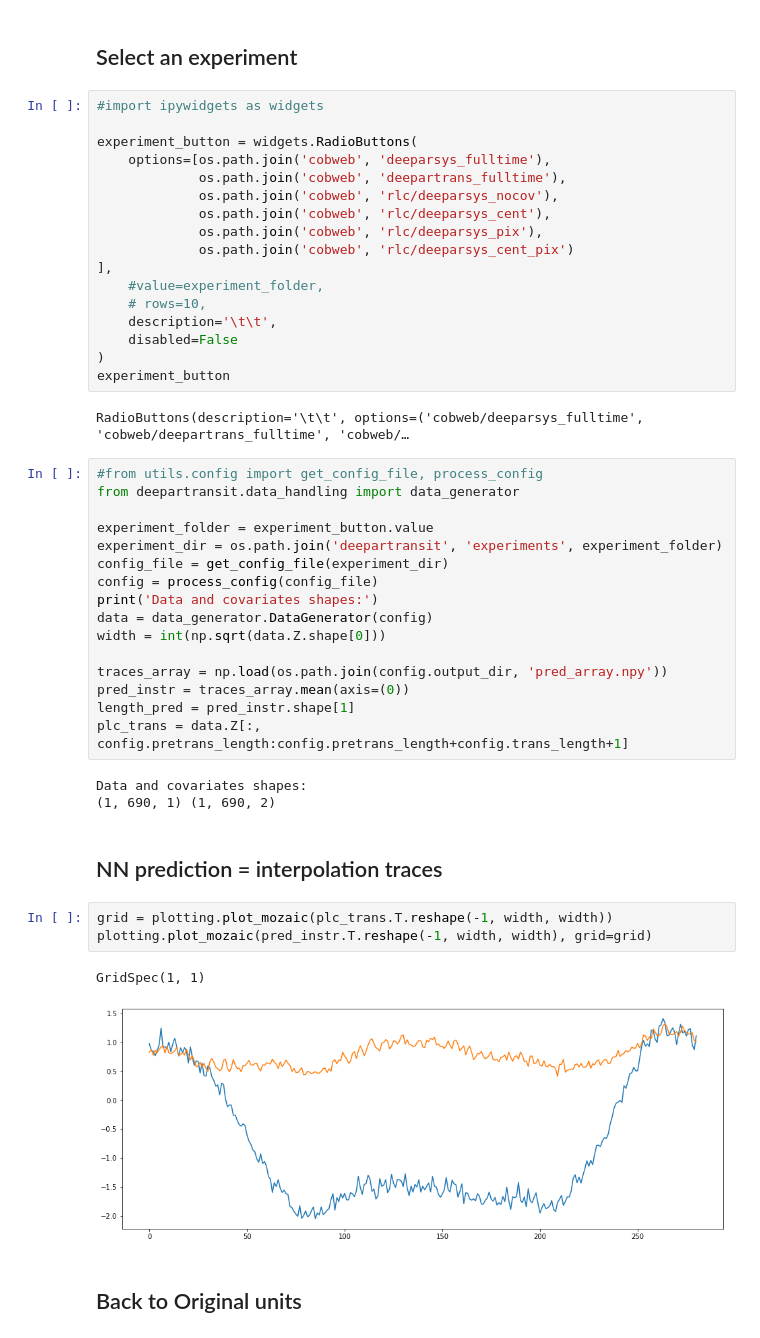
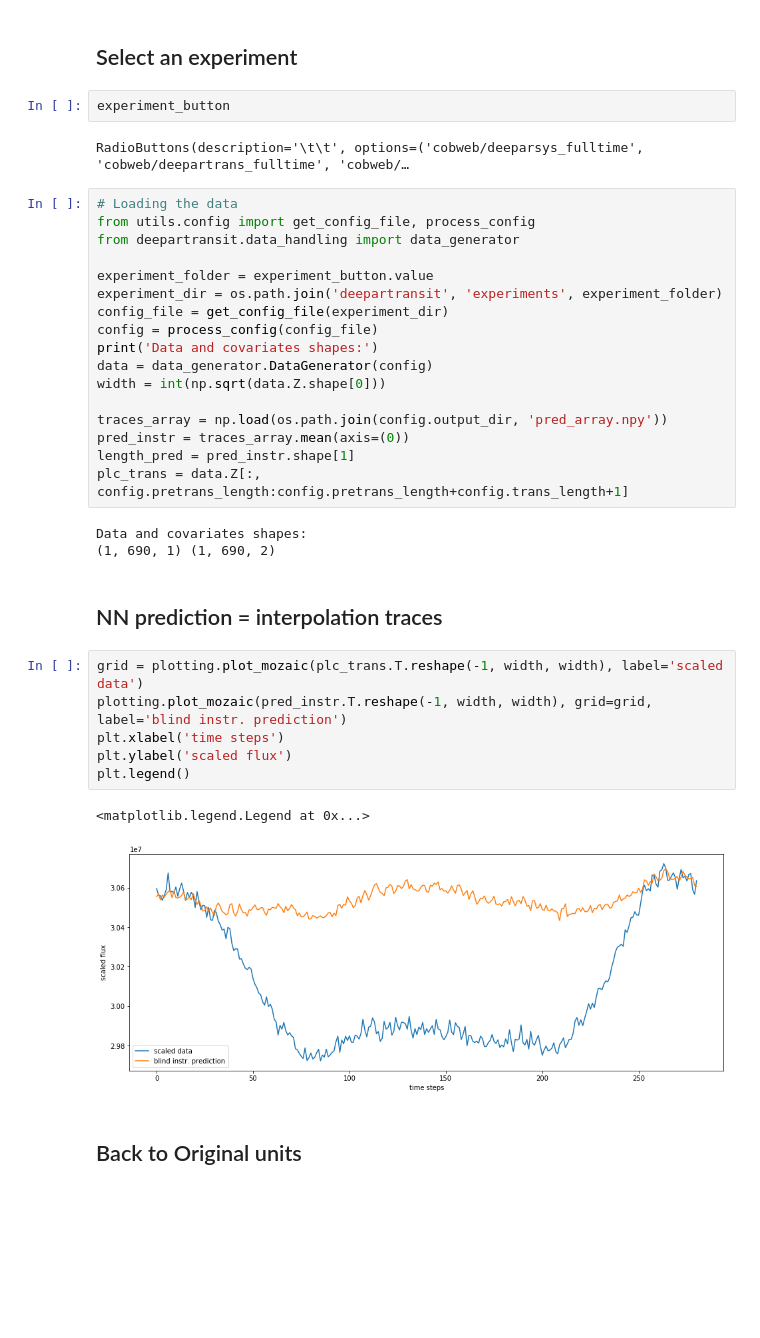
Before and after one commit to ucl-exoplanets/deepARTransit, a Jupyter notebook: deepartransit/notebooks/00_play_with_traces.ipynb, the cells around one changed output. Saved outputs shown, nothing was run; the diff lists cells and outputs as text; blank space fills up the shorter version.

Commit message:
added legend to notebook plots

```diff
--- a/deepartransit/notebooks/00_play_with_traces.ipynb
+++ b/deepartransit/notebooks/00_play_with_traces.ipynb
@@ -11,26 +28,12 @@ plt.rcParams['figure.figsize'] = (16, 6)
 # %% [markdown]
 ## Select an experiment
-# %%
-#import ipywidgets as widgets
-
-experiment_button = widgets.RadioButtons(
-    options=[os.path.join('cobweb', 'deeparsys_fulltime'),
-             os.path.join('cobweb', 'deepartrans_fulltime'),
-             os.path.join('cobweb', 'rlc/deeparsys_nocov'),
-             os.path.join('cobweb', 'rlc/deeparsys_cent'),
-             os.path.join('cobweb', 'rlc/deeparsys_pix'),
-             os.path.join('cobweb', 'rlc/deeparsys_cent_pix')
-],
-    #value=experiment_folder,
-    # rows=10,
-    description='\t\t',
-    disabled=False
-)
-experiment_button
-# %% [output]
-RadioButtons(description='\t\t', options=('cobweb/deeparsys_fulltime', 'cobweb/deepartrans_fulltime', 'cobweb/…
+# %%
+experiment_button
+# %% [output]
+RadioButtons(description='\t\t', options=('cobweb/deeparsys_fulltime', 'cobweb/deepartrans_fulltime', 'cobweb/…
 # %%
-#from utils.config import get_config_file, process_config
+# Loading the data
+from utils.config import get_config_file, process_config
 from deepartransit.data_handling import data_generator
 
 experiment_folder = experiment_button.value
@@ -51,11 +54,14 @@ Data and covariates shapes:
 # %% [markdown]
 ## NN prediction = interpolation traces
 # %%
-grid = plotting.plot_mozaic(plc_trans.T.reshape(-1, width, width))
-plotting.plot_mozaic(pred_instr.T.reshape(-1, width, width), grid=grid)
+grid = plotting.plot_mozaic(plc_trans.T.reshape(-1, width, width), label='scaled data')
+plotting.plot_mozaic(pred_instr.T.reshape(-1, width, width), grid=grid, label='blind instr. prediction')
+plt.xlabel('time steps')
+plt.ylabel('scaled flux')
+plt.legend()
 # %% [output]
-GridSpec(1, 1)
+<matplotlib.legend.Legend at 0x...>
-[figure, old version]
+[figure, new version]
 # %% [markdown]
 ## Back to Original units
 # %%
```
Also changed, not shown: parts of 6 cells of this notebook, 1 other file.
